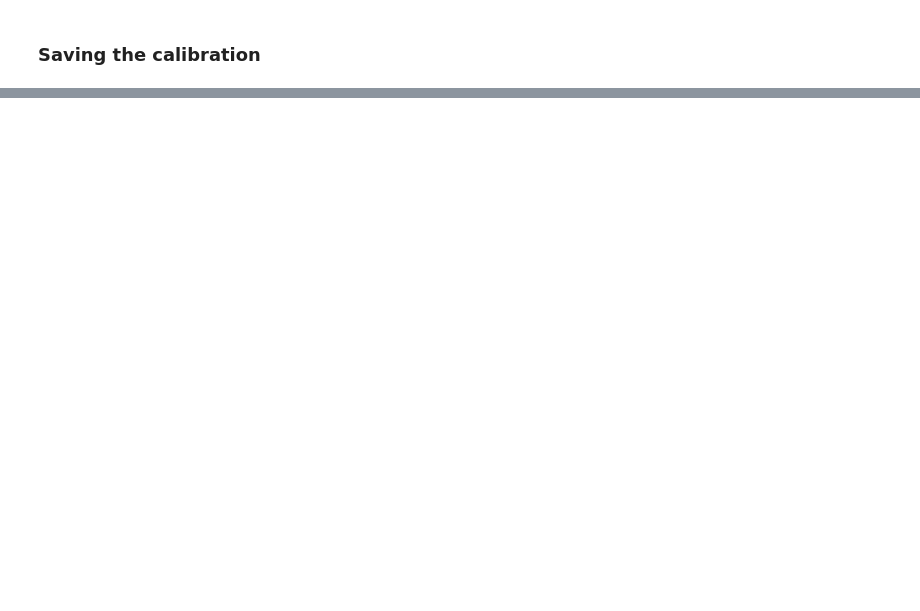
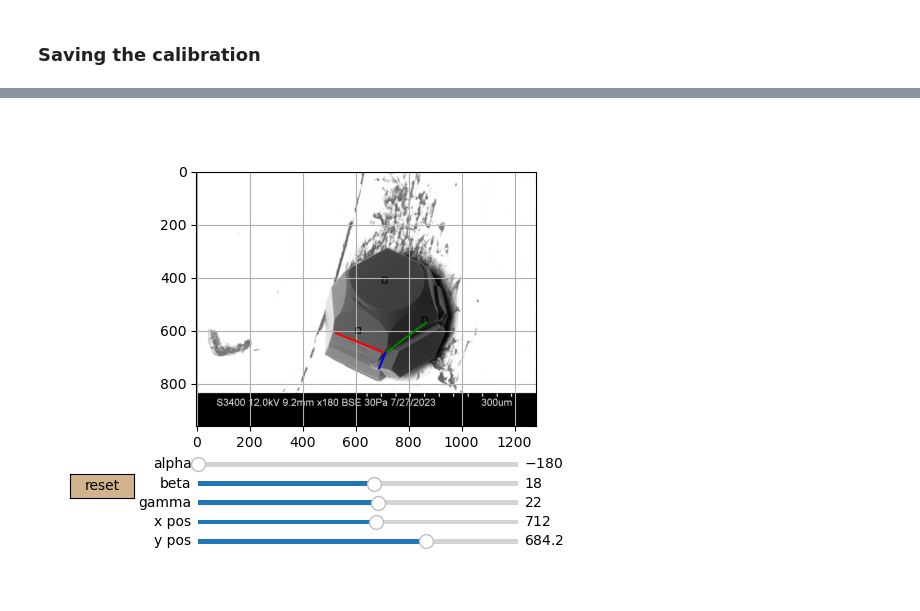
Before and after one commit to sneshyba/ice2021, a Jupyter notebook: Neshyba/GNBF_2_calibrate.ipynb, the cells around one changed output, grey strips where cells are left out. Saved outputs shown, nothing was run; the diff lists cells and outputs as text; code cells hidden in the pictures; blank space fills up the shorter version.

```diff
--- a/Neshyba/GNBF_2_calibrate.ipynb
+++ b/Neshyba/GNBF_2_calibrate.ipynb
@@ -203,0 +260,97 @@ ax.plot_surface(surfaces[0], surfaces[1], surfaces[2], rstride=3 ,cstride=3)
+# %%
+# setup angle manager
+angleManager = ExtlvecxAngleManager(712,684.2,alpha_best,beta_best,gamma_best)
+angleManager.calculate_starts()
+angleManager.construct_rotation_matrices()
+
+# make figure
+fig, ax = plt.subplots()
+## move main area up a little bit
+plt.subplots_adjust(bottom=0.35)
+
+# base setup
+## display background image
+plt.imshow(im,cmap = 'Greys_r', vmin = 0,vmax = 255)
+## misc
+plt.grid(True)
+
+# set data
+## get the data for each of the three
+x0,y0,x1,y1,x2,y2 = angleManager.makeLines()
+### plt.plot returns two outputs, and we only want to save the first one,
+### so a comma is needed
+vecA, = plt.plot(x0,y0,color='red')
+vecB, = plt.plot(x1,y1,color='green')
+vecC, = plt.plot(x2,y2,color='blue')
+
+# add sliders
+axcolor = 'white'
+## set areas (axes)
+### format is [left, bottom, width, height]
+ax0 = plt.axes([0.25, 0.10, 0.5, 0.02], facecolor=axcolor)
+ax1 = plt.axes([0.25, 0.14, 0.5, 0.02], facecolor=axcolor)
+ax2 = plt.axes([0.25, 0.18, 0.5, 0.02], facecolor=axcolor)
+ax3 = plt.axes([0.25, 0.22, 0.5, 0.02], facecolor=axcolor)
+ax4 = plt.axes([0.25, 0.26, 0.5, 0.02], facecolor=axcolor)
+## designate areas (axes) as sliders
+slider_ypos  = Slider(ax0,'y pos',0,im.size[1],valinit=angleManager.yorigin)
+slider_xpos  = Slider(ax1,'x pos',0,im.size[0],valinit=angleManager.xorigin)
+slider_gamma = Slider(ax2,'gamma',-180,180,valinit=angleManager.gamma)
+slider_beta  = Slider(ax3,'beta', -180,180,valinit=angleManager.beta)
+slider_alpha = Slider(ax4,'alpha',-180,180,valinit=angleManager.alpha)
+
+# add reset button
+## set area (axes)
+axReset = plt.axes([0.05, 0.2, 0.1, 0.05])
+## designate area (axes) as button
+resetButton = Button(axReset, 'reset', color='tan')
+
+
+def update(val):
+    # this function is called every time a slider is moved.
+    # It reads the sliders, and then updates the graph accordingly
+
+    # read slider values, and send them to angleManager
+    angleManager.xorigin = slider_xpos.val
+    angleManager.yorigin = slider_ypos.val
+    angleManager.alpha   = slider_alpha.val
+    angleManager.beta    = slider_beta.val
+    angleManager.gamma   = slider_gamma.val
+
+    # update the angleManager with new information
+    angleManager.update()
+
+    # get each line and update the graph with them
+    x0,y0,x1,y1,x2,y2 = angleManager.makeLines()
+    vecA.set_xdata(x0)
+    vecA.set_ydata(y0)
+    vecB.set_xdata(x1)
+    vecB.set_ydata(y1)
+    vecC.set_xdata(x2)
+    vecC.set_ydata(y2)
+
+    # update graph visual
+    fig.canvas.draw_idle()
+
+# link each slider to update()
+slider_xpos.on_changed(update)
+slider_ypos.on_changed(update)
+slider_alpha.on_changed(update)
+slider_beta.on_changed(update)
+slider_gamma.on_changed(update)
+
+def reset(event):
+    # resets all sliders to original positions
+    slider_xpos.reset()
+    slider_ypos.reset()
+    slider_alpha.reset()
+    slider_beta.reset()
+    slider_gamma.reset()
+
+# link reset button to reset()
+resetButton.on_clicked(reset)
+
+# system-specific. Not sure when/if you'll need this:
+plt.show()
+# %% [output]
+[figure, added]
```
Also changed, not shown: parts of 11 cells of this notebook, 3 other files.
